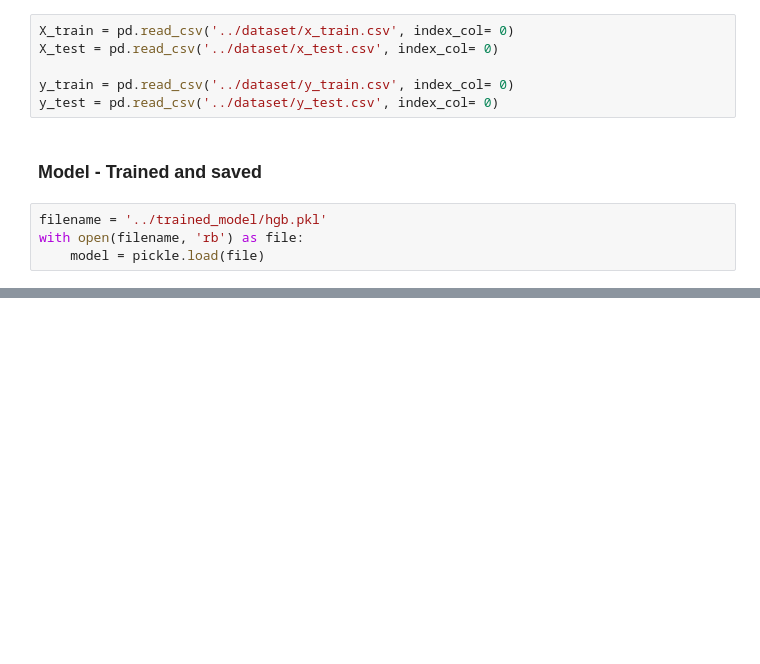
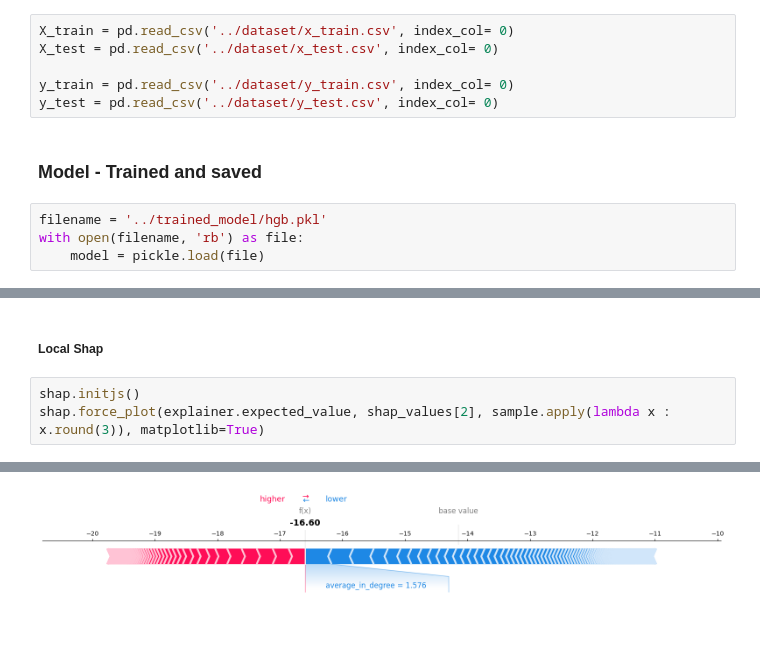
Before and after one commit to Michel93DM/XAI_methods, a Jupyter notebook: Notebooks/XAI_methods.ipynb, the cells around one changed output, grey strips where cells are left out. Drawn from its saved outputs; the diff is of its cells as text; blank space fills up the shorter version.

```diff
--- a/Notebooks/XAI_methods.ipynb
+++ b/Notebooks/XAI_methods.ipynb
@@ -70,0 +135,6 @@ IProgress not found. Please update jupyter and ipywidgets. See https://ipywidget
+# %% [markdown]
+##### **Local Shap**
+# %%
+shap.initjs()
+shap.force_plot(explainer.expected_value, shap_values[2], sample.apply(lambda x : x.round(3)), matplotlib=True)
+# %% [output]
@@ -70,0 +142 @@ IProgress not found. Please update jupyter and ipywidgets. See https://ipywidget
+[figure, added]
```
Also changed, not shown: parts of 24 cells of this notebook, 1 other file.
